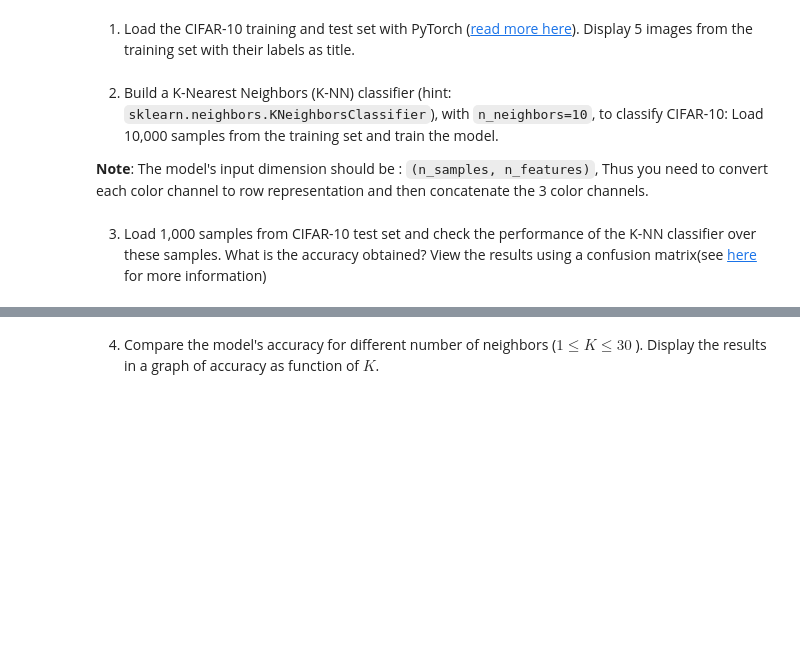
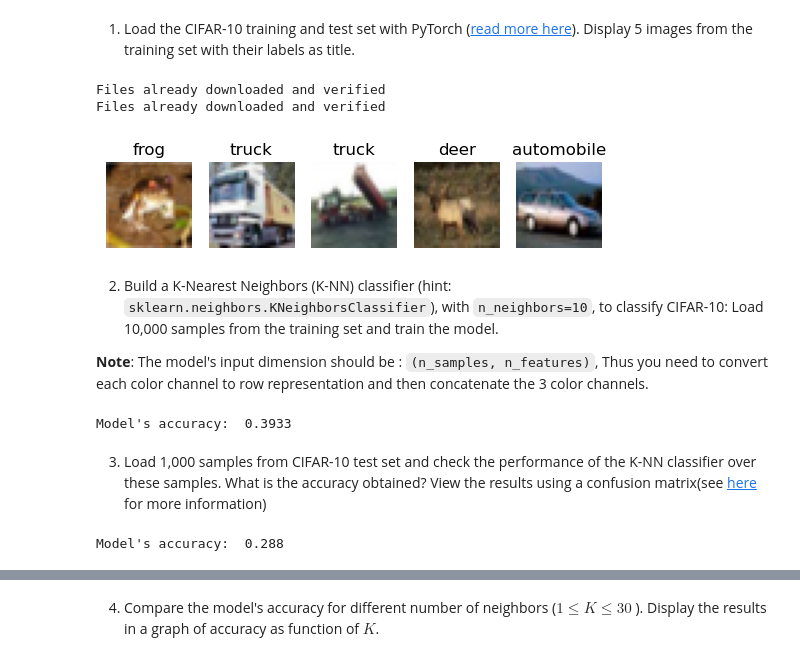
Before and after one commit to oronbar/046746---Algorithms-and-Applications-in-Computer-Vision, a Jupyter notebook: hw1_classification_foundation_models/ee046746_hw2_classification_foundation_models.ipynb, the cells around one changed output, grey strips where cells are left out. Saved outputs shown, nothing was run; the diff lists cells and outputs as text; code cells hidden in the pictures; blank space fills up the shorter version.

```diff
--- a/hw1_classification_foundation_models/ee046746_hw2_classification_foundation_models.ipynb
+++ b/hw1_classification_foundation_models/ee046746_hw2_classification_foundation_models.ipynb
@@ -53,9 +53,67 @@ In this part we are going to examine the performance of a classical classifier o
 ![hw1_classificatio_cifar10.png](embedded-picture-1)
 # %% [markdown]
 1. Load the CIFAR-10 training and test set with PyTorch (<a href="https://pytorch.org/vision/stable/generated/torchvision.datasets.CIFAR10.html#torchvision.datasets.CIFAR10">read more here</a>). Display 5 images from the training set with their labels as title.
+# %%
+import numpy as np
+import sklearn
+import matplotlib.pyplot as plt
+import torch
+import torchvision
+
+# Load "CIFAR - 10" train & test sets
+train_set = torchvision.datasets.CIFAR10(root='./data', train=True, download=True)
+test_set = torchvision.datasets.CIFAR10(root='./data', train=False, download=True)
+# %% [output]
+Files already downloaded and verified
+Files already downloaded and verified
+# %%
+for i in range(5):
+    # Print 5 random images in the training set with their class named as title
+    plt.subplot(1,5,i+1)
+    plt.imshow(train_set.data[i])
+    plt.title(train_set.classes[train_set.targets[i]])
+    plt.axis('off')
+plt.show()
+# %% [output]
+[figure, added]
 # %% [markdown]
 2. Build a K-Nearest Neighbors (K-NN) classifier (hint: `sklearn.neighbors.KNeighborsClassifier`), with `n_neighbors=10`, to classify CIFAR-10: Load 10,000 samples from the training set and train the model.
 
   **Note**: The model's input dimension should be : `(n_samples, n_features)`, Thus you need to convert each color channel to row representation and then concatenate the 3 color channels.
+# %%
+import sklearn.neighbors as neighbors
+
+# Load 10,000 samples from the training set
+train_data = train_set.data[:10000]
+train_labels = train_set.targets[:10000]
+
+# Convert each color channel to row representation and then concatenate the 3 color channels
+train_data = train_data.reshape(train_data.shape[0], -1)
+
+# Create the K-NN classifier
+knn = neighbors.KNeighborsClassifier(n_neighbors=10)
+
+# Train the model
+knn.fit(train_data, train_labels)
+
+# Print the model's accuracy
+print("Model's accuracy: ", knn.score(train_data, train_labels))
+# %% [output]
+Model's accuracy:  0.3933
 # %% [markdown]
 3. Load 1,000 samples from CIFAR-10 test set and check the performance of the K-NN classifier over these samples. What is the accuracy obtained? View the results using a confusion matrix(see <a href="https://towardsdatascience.com/understanding-confusion-matrix-a9ad42dcfd62">here</a> for more information)
+# %%
+# Load 1000 samples as test set
+test_data = test_set.data[:1000]
+test_labels = test_set.targets[:1000]
+
+# Convert each color channel to row representation and then concatenate the 3 color channels
+test_data = test_data.reshape(test_data.shape[0], -1)
+
+# Run the model on the test set
+pred = knn.predict(test_data)
+
+# Print the model's accuracy
+print("Model's accuracy: ", knn.score(test_data, test_labels))
+# %% [output]
+Model's accuracy:  0.288
```
Also changed, not shown: parts of 2 cells of this notebook.
